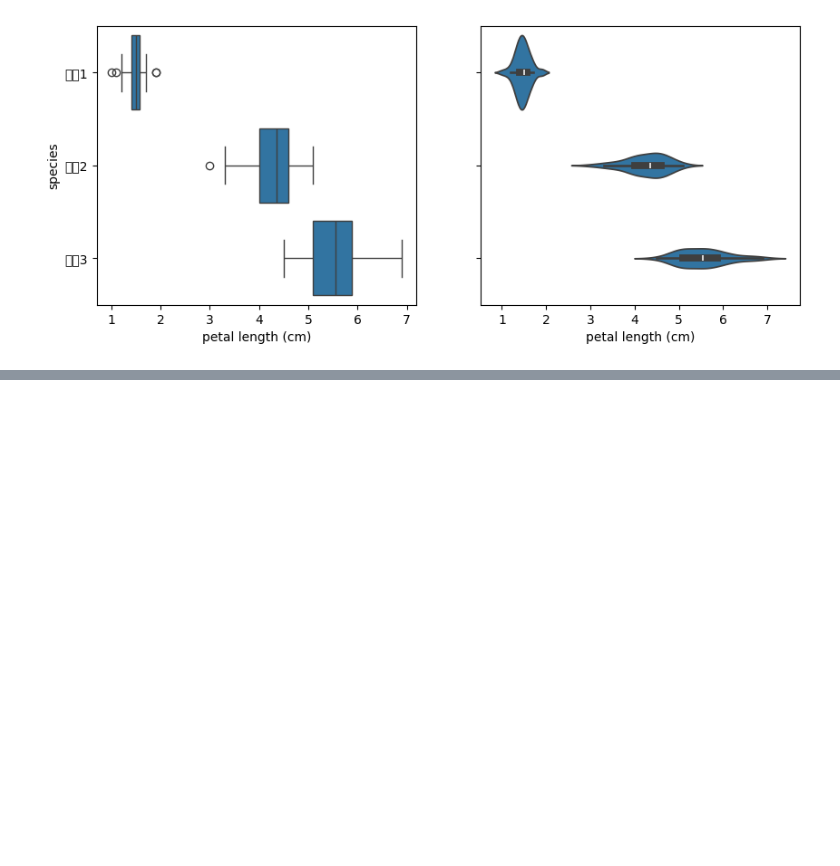
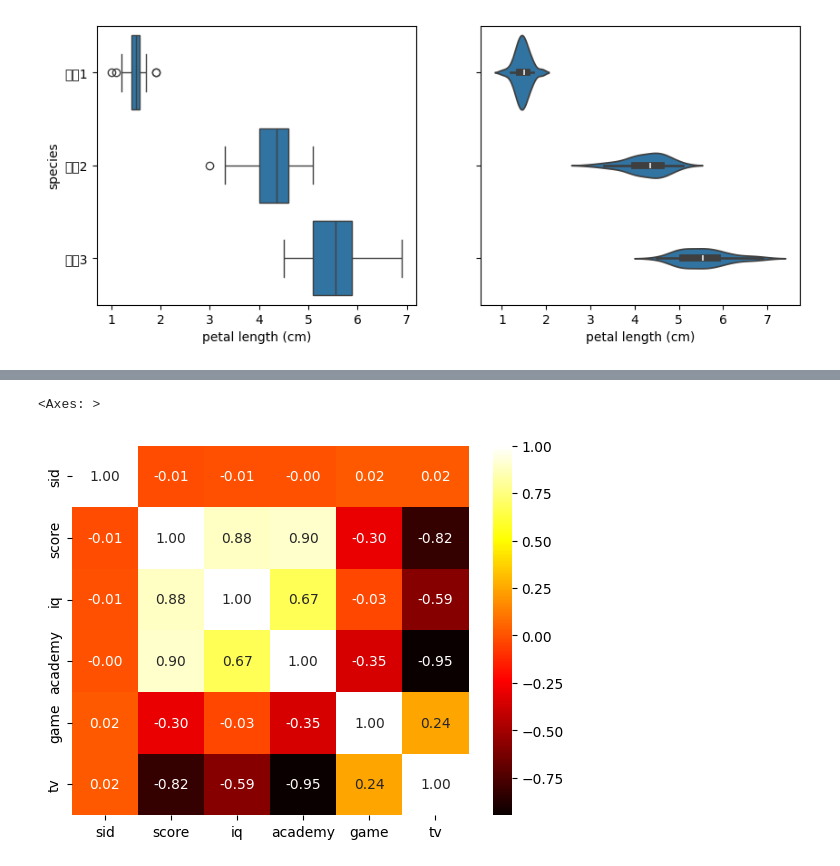
Before and after one commit to pdb81643/daedae, a Jupyter notebook: Untitled1.ipynb, the cells around one changed output, grey strips where cells are left out. Drawn from its saved outputs; the diff is of its cells as text; code cells hidden in the pictures; blank space fills up the shorter version.

```diff
--- a/Untitled1.ipynb
+++ b/Untitled1.ipynb
@@ -81,0 +134,5 @@ sns.violinplot(x='petal length (cm)', y='species', data=df, ax=axes[1])
+# %%
+sns.heatmap(corr, cmap='hot', annot=True, fmt=".2f")
+# %% [output]
+<Axes: >
+[figure, added]
```
Also changed, not shown: parts of 10 cells of this notebook.
